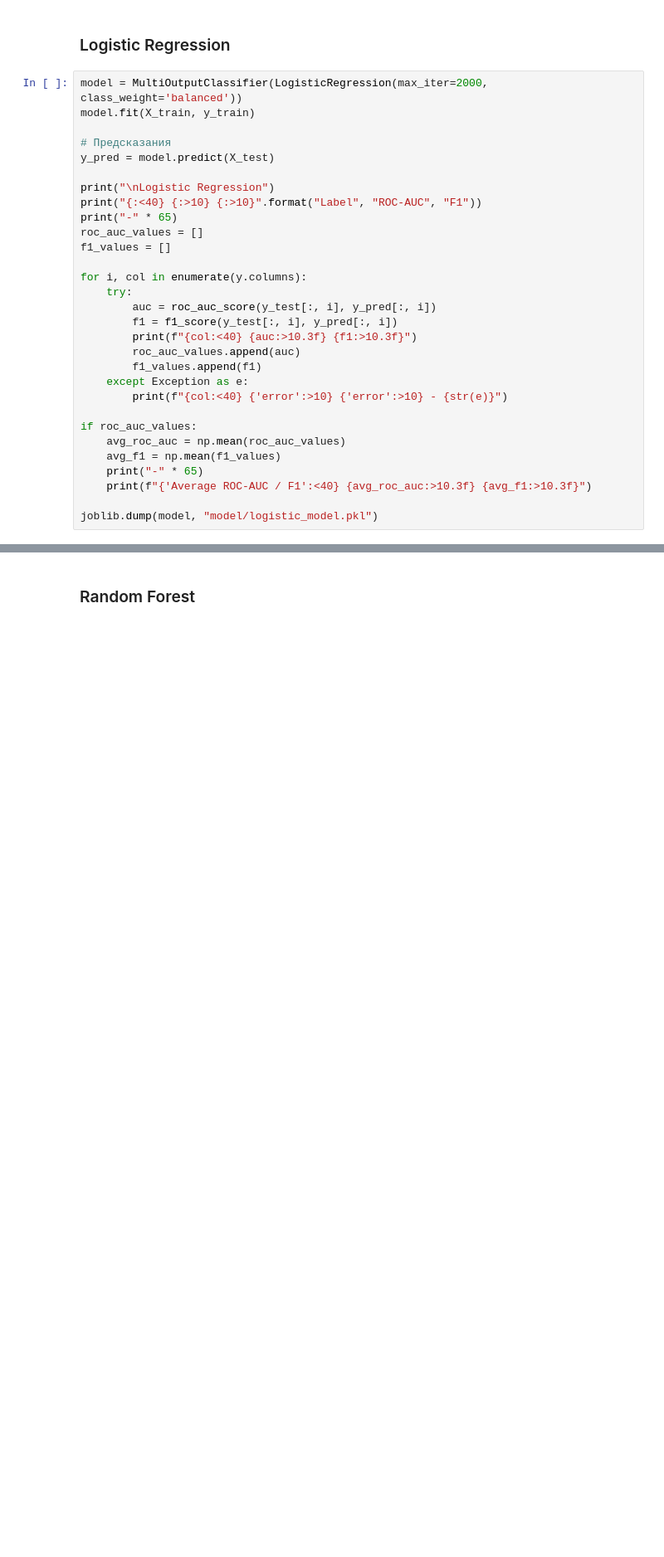
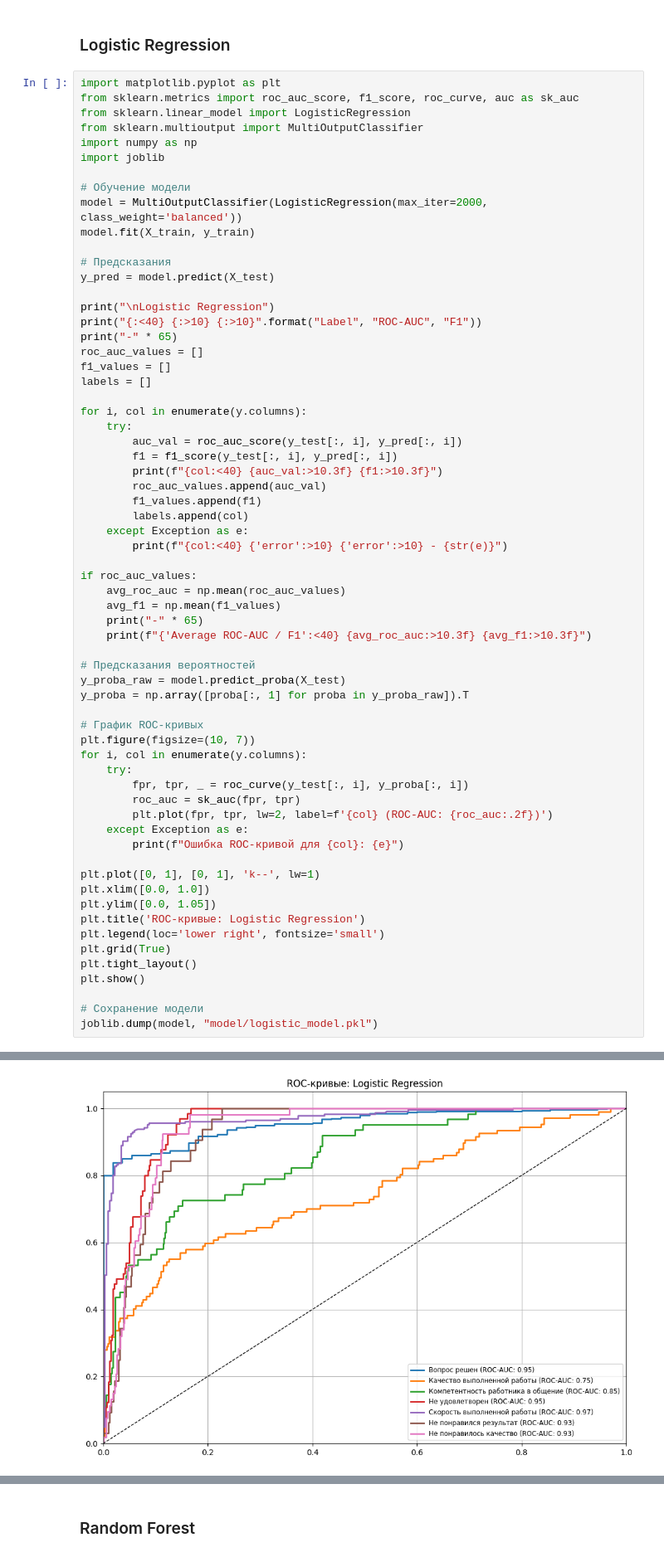
Before and after one commit to tmwsw/me4, a Jupyter notebook: training.ipynb, the cells around one changed output, grey strips where cells are left out. Shown at 83% size. Cells and saved outputs as stored; diff of their text form; blank space fills up the shorter version.

```diff
--- a/training.ipynb
+++ b/training.ipynb
@@ -80,6 +82,14 @@ X_test_raw = X_raw.iloc[np.ravel(np.where(np.isin(X, X_test).all(axis=1)))].rese
 # %% [markdown]
 ### Logistic Regression
 # %%
+import matplotlib.pyplot as plt
+from sklearn.metrics import roc_auc_score, f1_score, roc_curve, auc as sk_auc
+from sklearn.linear_model import LogisticRegression
+from sklearn.multioutput import MultiOutputClassifier
+import numpy as np
+import joblib
+
+# Обучение модели
 model = MultiOutputClassifier(LogisticRegression(max_iter=2000, class_weight='balanced'))
 model.fit(X_train, y_train)
 
@@ -91,14 +101,16 @@ print("{:<40} {:>10} {:>10}".format("Label", "ROC-AUC", "F1"))
 print("-" * 65)
 roc_auc_values = []
 f1_values = []
+labels = []
 
 for i, col in enumerate(y.columns):
     try:
-        auc = roc_auc_score(y_test[:, i], y_pred[:, i])
+        auc_val = roc_auc_score(y_test[:, i], y_pred[:, i])
         f1 = f1_score(y_test[:, i], y_pred[:, i])
-        print(f"{col:<40} {auc:>10.3f} {f1:>10.3f}")
-        roc_auc_values.append(auc)
+        print(f"{col:<40} {auc_val:>10.3f} {f1:>10.3f}")
+        roc_auc_values.append(auc_val)
         f1_values.append(f1)
+        labels.append(col)
     except Exception as e:
         print(f"{col:<40} {'error':>10} {'error':>10} - {str(e)}")
 
@@ -108,6 +120,30 @@ if roc_auc_values:
     print("-" * 65)
     print(f"{'Average ROC-AUC / F1':<40} {avg_roc_auc:>10.3f} {avg_f1:>10.3f}")
 
+# Предсказания вероятностей
+y_proba_raw = model.predict_proba(X_test)
+y_proba = np.array([proba[:, 1] for proba in y_proba_raw]).T
+
+# График ROC-кривых
+plt.figure(figsize=(10, 7))
+for i, col in enumerate(y.columns):
+    try:
+        fpr, tpr, _ = roc_curve(y_test[:, i], y_proba[:, i])
+        roc_auc = sk_auc(fpr, tpr)
+        plt.plot(fpr, tpr, lw=2, label=f'{col} (ROC-AUC: {roc_auc:.2f})')
+    except Exception as e:
+        print(f"Ошибка ROC-кривой для {col}: {e}")
+
+plt.plot([0, 1], [0, 1], 'k--', lw=1)
+plt.xlim([0.0, 1.0])
+plt.ylim([0.0, 1.05])
+plt.title('ROC-кривые: Logistic Regression')
+plt.legend(loc='lower right', fontsize='small')
+plt.grid(True)
+plt.tight_layout()
+plt.show()
+
+# Сохранение модели
 joblib.dump(model, "model/logistic_model.pkl")
 # %% [output]
 Logistic Regression
@@ -125,3 +161,4 @@ Average ROC-AUC / F1                          0.801      0.654
+[figure, added]
 ['model/logistic_model.pkl']
 # %% [markdown]
 ### Random Forest
```
Also changed, not shown: parts of 6 cells of this notebook.
